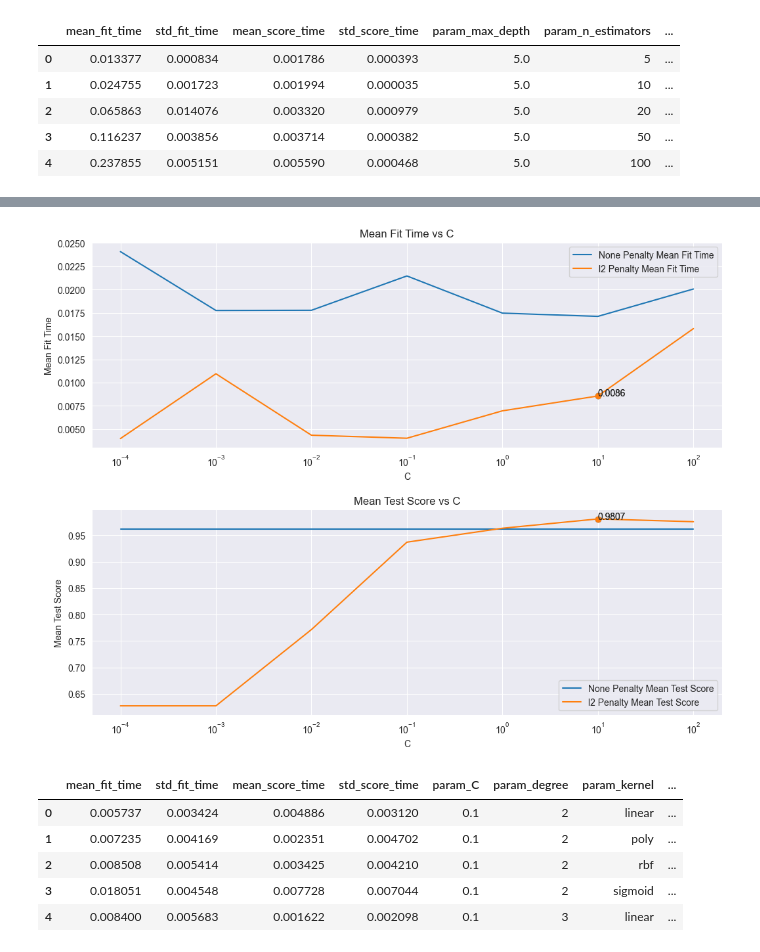
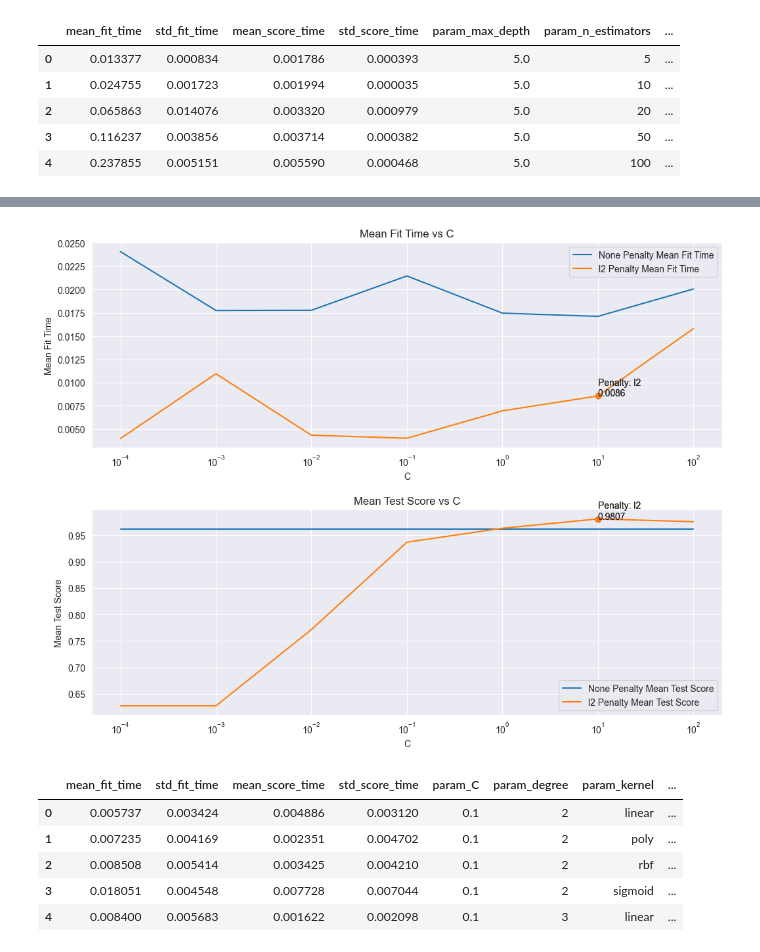
Before and after one commit to Lin-Ian/Breast-Cancer-Wisconsin-Diagnosis, a Jupyter notebook: gridsearch_cv_peformance.ipynb, the cells around one changed output, grey strips where cells are left out. Saved outputs shown, nothing was run; the diff lists cells and outputs as text; code cells hidden in the pictures.

```diff
--- a/gridsearch_cv_peformance.ipynb
+++ b/gridsearch_cv_peformance.ipynb
@@ -90,11 +93,12 @@ lr_data
 | 12 | 0.020060 | 0.003428 | 0.001600 | 0.000487 | 100.0000 | None | {'C': 100, 'penalty': None} | ... |
 | 13 | 0.015801 | 0.002143 | 0.001330 | 0.000378 | 100.0000 | l2 | {'C': 100, 'penalty': 'l2'} | ... |
 # %%
-top_lr_score_row = lr_data[lr_data['mean_test_score'] == lr_data['mean_test_score'].max()][['param_C', 'mean_fit_time', 'mean_test_score']].values.tolist()
+top_lr_score_row = lr_data[lr_data['mean_test_score'] == lr_data['mean_test_score'].max()][['param_C', 'mean_fit_time', 'mean_test_score', 'param_penalty']].values.tolist()
 top_lr_c = top_lr_score_row[0][0]
 top_lr_mean_fit_time = top_lr_score_row[0][1]
 top_lr_mean_fit_time = float("%.4f" % top_lr_mean_fit_time)
 top_lr_mean_test_score = top_lr_score_row[0][2]
 top_lr_mean_test_score = float("%.4f" % top_lr_mean_test_score)
-top_lr_c, top_lr_mean_fit_time, top_lr_mean_test_score
+top_lr_penalty = top_lr_score_row[0][3]
+top_lr_c, top_lr_mean_fit_time, top_lr_mean_test_score, top_lr_penalty
 # %% [output]
@@ -102,33 +106,33 @@ top_lr_c, top_lr_mean_fit_time, top_lr_mean_test_score
 # %%
 plt.figure(figsize=(12, 9))
 penalties = lr_data['param_penalty'].unique()
 
 for penalty in penalties:
     plt.subplot(2, 1, 1)
     plt.xscale('log')
     plt.plot(lr_data[lr_data['param_penalty']==penalty]['param_C'],
             lr_data[lr_data['param_penalty']==penalty]['mean_fit_time'], label=f'{penalty} Penalty Mean Fit Time')
     plt.title('Mean Fit Time vs C')
     plt.xlabel('C')
     plt.ylabel('Mean Fit Time')
     plt.scatter(top_lr_c, top_lr_mean_fit_time)
-    plt.annotate(top_lr_mean_fit_time, xy=(top_lr_c, top_lr_mean_fit_time))
+    plt.annotate(f'Penalty: {top_lr_penalty}\n{top_lr_mean_fit_time}', xy=(top_lr_c, top_lr_mean_fit_time))
     plt.legend()
 
     plt.subplot(2, 1, 2)
     plt.xscale('log')
     plt.plot(lr_data[lr_data['param_penalty']==penalty]['param_C'],
              lr_data[lr_data['param_penalty']==penalty]['mean_test_score'], label=f'{penalty} Penalty Mean Test Score')
     plt.title('Mean Test Score vs C')
     plt.xlabel('C')
     plt.ylabel('Mean Test Score')
     plt.scatter(top_lr_c, top_lr_mean_test_score)
-    plt.annotate(top_lr_mean_test_score, xy=(top_lr_c, top_lr_mean_test_score))
+    plt.annotate(f'Penalty: {top_lr_penalty}\n{top_lr_mean_test_score}', xy=(top_lr_c, top_lr_mean_test_score))
     plt.legend()
 plt.subplots_adjust(left=0.1, bottom=0.1, right=0.9, top=0.9, wspace=0.4, hspace=0.3)
 plt.show()
 # %% [output]
-[figure, old version]
+[figure, new version]
 # %%
 svm_data = pd.read_csv('model_performance/svm_gridsearch_cv.csv')
 svm_data.head()
```
Also changed, not shown: parts of 9 cells of this notebook.
